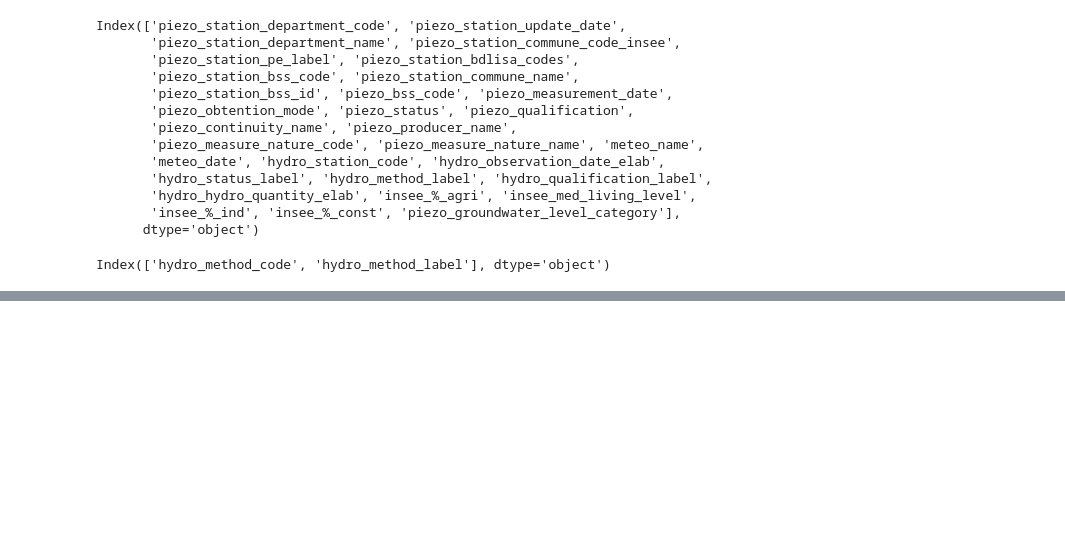
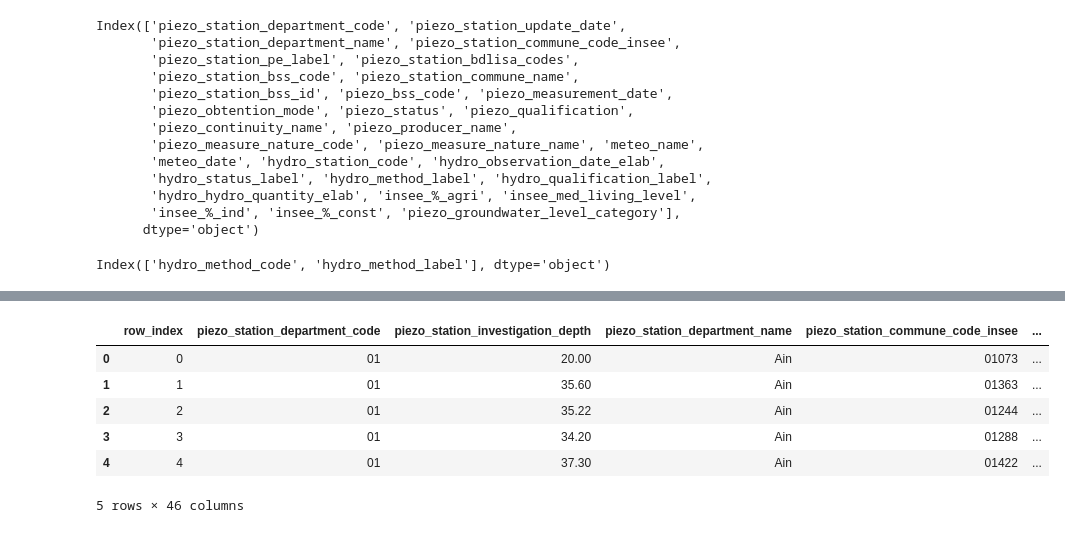
Before and after one commit to LaTurboTeam/HiParis5, a Jupyter notebook: Arold/exploration2.ipynb, the cells around one changed output, grey strips where cells are left out. Drawn from its saved outputs; the diff is of its cells as text; code cells hidden in the pictures; blank space fills up the shorter version.

```diff
--- a/Arold/exploration2.ipynb
+++ b/Arold/exploration2.ipynb
@@ -155,3 +174,5 @@ df.drop(columns="hydro_method_code")
+# %%
+df=df.drop(columns=["piezo_measurement_date"])
 # %%
 df.drop(columns="piezo_station_update_date")
 # %% [output]
@@ -170,0 +220,25 @@ df.drop(columns="piezo_station_update_date")
+# %%
+labels_to_drop = [
+    'piezo_continuity_name',
+    'piezo_producer_name',
+    'piezo_measure_nature_name',
+    'hydro_status_label',
+    'hydro_qualification_label',
+    'hydro_method_label'
+]
+columns=df.columns
+# Filtrer les colonnes pour garder uniquement celles qui ne sont pas dans labels_to_drop
+filtered_columns = [col for col in columns if col not in labels_to_drop]
+# %%
+
+df=df[filtered_columns]
+# %%
+df.head()
+# %% [output]
+|  | row_index | piezo_station_department_code | piezo_station_investigation_depth | piezo_station_department_name | piezo_station_commune_code_insee | ... |
+| 0 | 0 | 01 | 20.00 | Ain | 01073 | ... |
+| 1 | 1 | 01 | 35.60 | Ain | 01363 | ... |
+| 2 | 2 | 01 | 35.22 | Ain | 01244 | ... |
+| 3 | 3 | 01 | 34.20 | Ain | 01288 | ... |
+| 4 | 4 | 01 | 37.30 | Ain | 01422 | ... |
+5 rows × 46 columns
```
Also changed, not shown: parts of 14 cells of this notebook.
